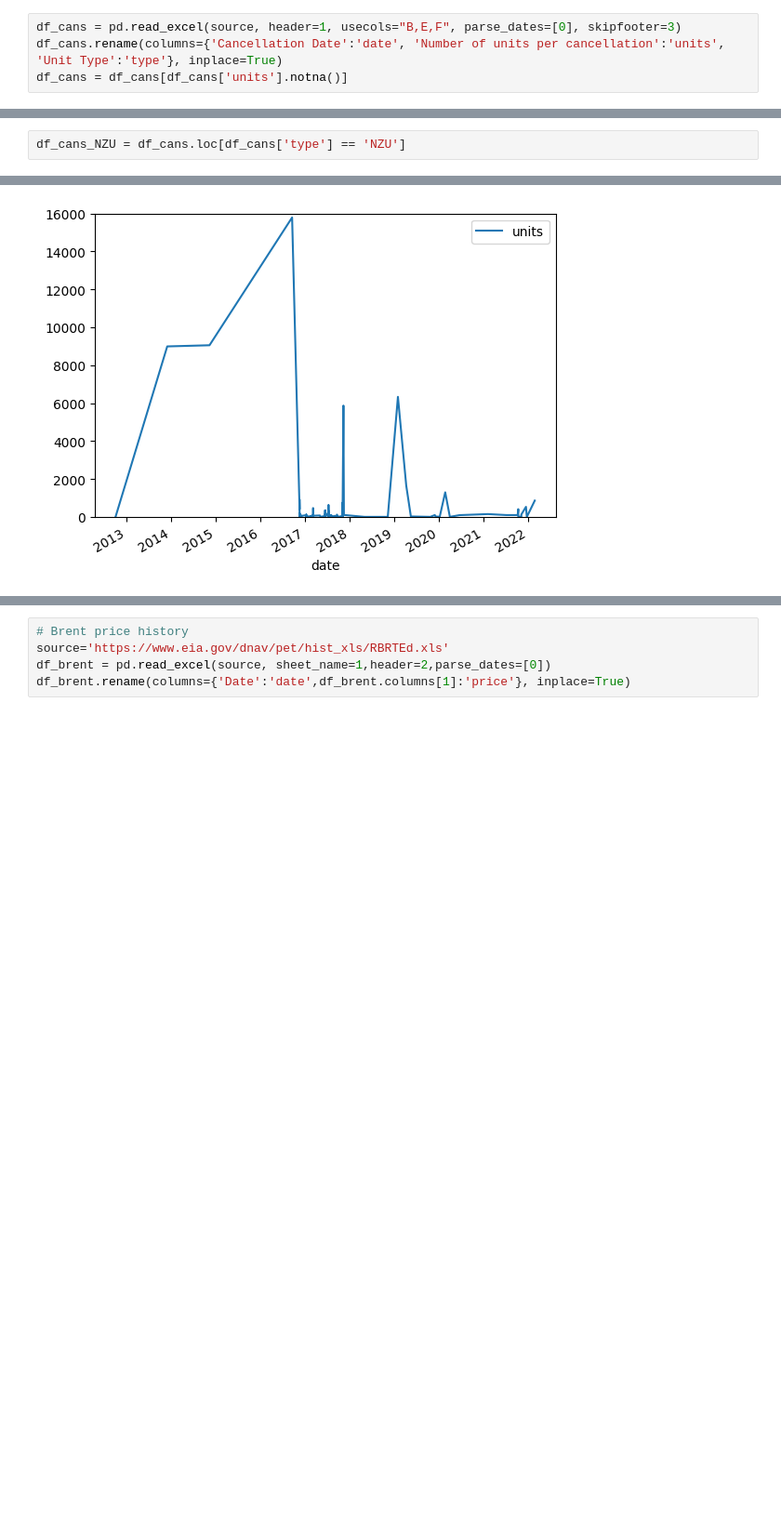
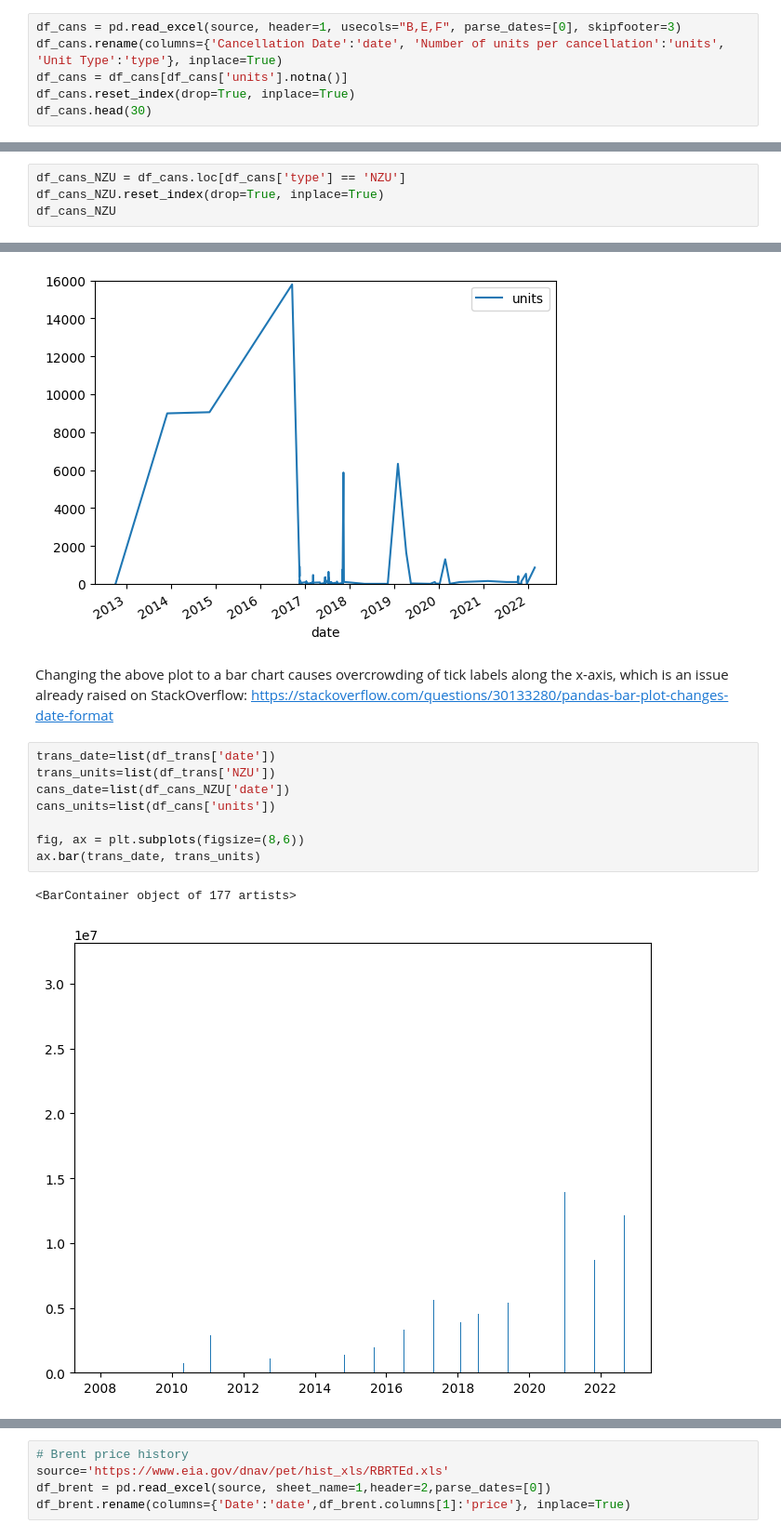
Before and after one commit to dmitrische/nzu-market, a Jupyter notebook: analysis.ipynb, the cells around one changed output, grey strips where cells are left out. Shown at 93% size. Cells and saved outputs as stored; diff of their text form; blank space fills up the shorter version.

```diff
--- a/analysis.ipynb
+++ b/analysis.ipynb
@@ -152,3 +158,5 @@ source='https://www.epa.govt.nz/assets/Uploads/Documents/Emissions-Trading-Schem
 df_cans = pd.read_excel(source, header=1, usecols="B,E,F", parse_dates=[0], skipfooter=3)
 df_cans.rename(columns={'Cancellation Date':'date', 'Number of units per cancellation':'units', 'Unit Type':'type'}, inplace=True)
 df_cans = df_cans[df_cans['units'].notna()]
+df_cans.reset_index(drop=True, inplace=True)
+df_cans.head(30)
@@ -158,3 +184,5 @@ for i in range(1,len(df_cans)):
         df_cans.iloc[i,0] = df_cans.iloc[i-1,0]
 # %%
 df_cans_NZU = df_cans.loc[df_cans['type'] == 'NZU']
+df_cans_NZU.reset_index(drop=True, inplace=True)
+df_cans_NZU
@@ -163,3 +205,16 @@ df_cans_NZU.plot('date', 'units', ylim=[0,16000])
 # %% [output]
 <AxesSubplot: xlabel='date'>
 [figure]
+# %% [markdown]
+Changing the above plot to a bar chart causes overcrowding of tick labels along the x-axis, which is an issue already raised on StackOverflow: https://stackoverflow.com/questions/30133280/pandas-bar-plot-changes-date-format
+# %%
+trans_date=list(df_trans['date'])
+trans_units=list(df_trans['NZU'])
+cans_date=list(df_cans_NZU['date'])
+cans_units=list(df_cans['units'])
+
+fig, ax = plt.subplots(figsize=(8,6))
+ax.bar(trans_date, trans_units)
+# %% [output]
+<BarContainer object of 177 artists>
+[figure, added]
```
Also changed, not shown: parts of 10 cells of this notebook, 1 other file.
